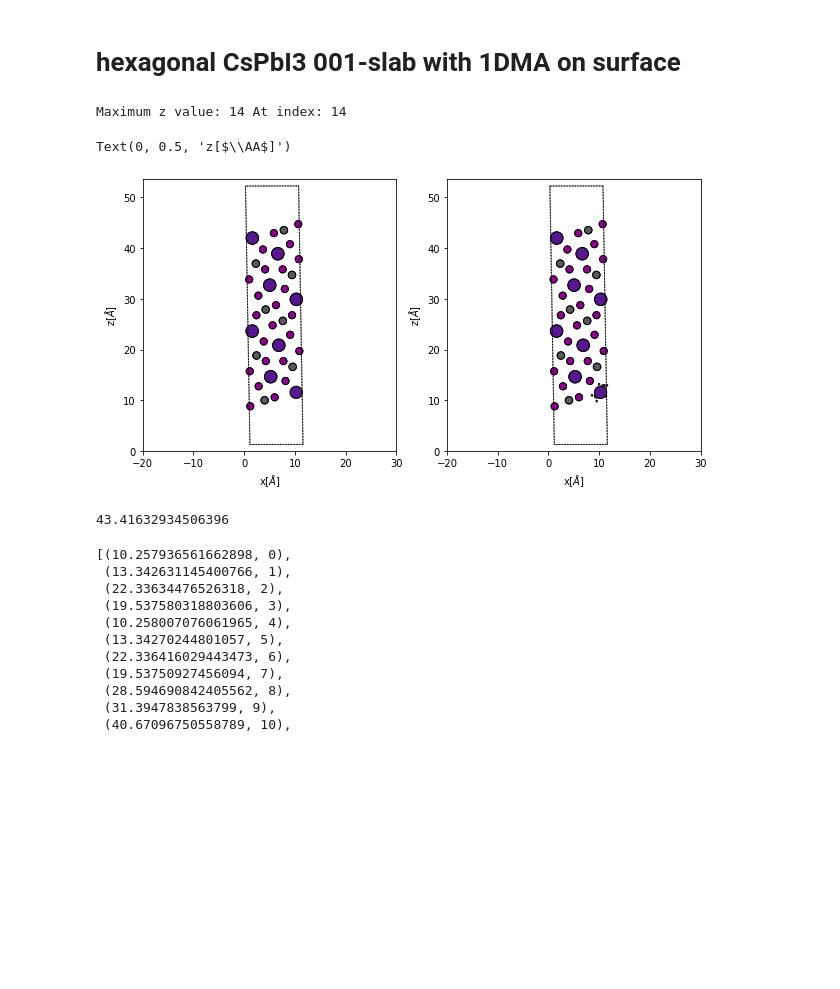
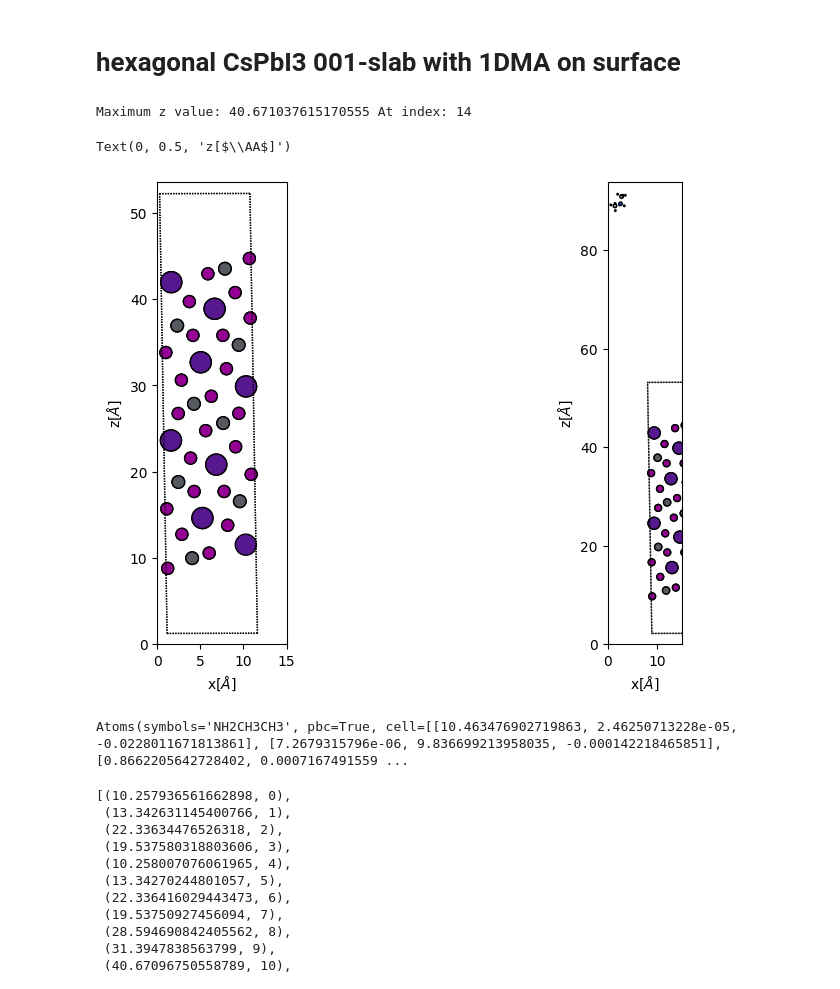
Before and after one commit to ahlawat-paramvir/Passivation-Halide-Perovskites, a Jupyter notebook: making_slabs.ipynb, the cells around one changed output. Cells and saved outputs as stored; diff of their text form; code cells hidden in the pictures; blank space fills up the shorter version.

Commit message:
adding molecules on surface with script

```diff
--- a/making_slabs.ipynb
+++ b/making_slabs.ipynb
@@ -164,16 +165,19 @@ Cell([[10.635102864851367, 0.0, 0.0], [1.2965121504590845e-06, 9.64642391383797,
 # %%
 import matplotlib.pyplot as plt
 from ase.optimize.sciopt import *
-from ase.utils.geometry import *
-from ase.lattice.spacegroup import crystal
+from ase.geometry import *
 from ase.visualize import *
-from ase.lattice.surface import surface
 from ase import Atoms
 from ase import io
 from ase.io.cif import read_cif
 from ase.io.vasp import write_vasp
-from abtem.visualize import show_atoms
+from ase.spacegroup import crystal
+from ase.build.tools import  *
+from ase.build import surface
 from ase.visualize.plot import plot_atoms
+import numpy as np
+
+
 from ase.build import add_adsorbate
 
 
@@ -190,7 +194,7 @@ while i < num_atoms:
 
 max_value_z, idz = max(Cs_index, key=lambda item: item[0])
 
-print('Maximum z value:', max_value, "At index:",idz)
+print('Maximum z value:', max_value_z, "At index:",idz)
 relaxed_slab.positions[idz]
 
 #relaxed_slab[[atom.index for atom in relaxed_slab if atom.symbol == 'Cs']].get_positions()[:,2].max()
@@ -198,45 +202,46 @@ relaxed_slab.positions[idz]
 molecule = io.read('DMA.pdb')
 molecule.set_cell(relaxed_slab.cell)
 
-xmin = molecule.get_center_of_mass()[0]
-xmax = relaxed_slab.positions[idz, 0]
+# xmin = molecule.get_center_of_mass()[0]
+# xmax = relaxed_slab.positions[idz, 0]
 
-ymin = molecule.get_center_of_mass()[1]
-ymax = relaxed_slab.positions[idz, 1]
+# ymin = molecule.get_center_of_mass()[1]
+# ymax = relaxed_slab.positions[idz, 1]
 
-zmin = molecule.get_center_of_mass()[2]
-zmax = relaxed_slab.positions[idz, 2]
+# zmin = molecule.get_center_of_mass()[2]
+# zmax = relaxed_slab.positions[idz, 2]
 
-molecule.positions += (xmax - xmin, ymax - ymin, zmax - zmin)
+#molecule.positions += (xmax - xmin, ymax - ymin, zmax - zmin)
+molecule.positions += (molecule.get_center_of_mass() - relaxed_slab.positions[idz])
 
 #add_adsorbate(relaxed_slab, molecule, h, 'ontop')
 
 #new_slab.center(vacuum=10.0, axis=2)
 
 del relaxed_slab[idz]
 
 new_slab = relaxed_slab + molecule
 
 view (new_slab)
 
 fig, (ax1, ax2) = plt.subplots(1, 2, figsize=(10,6))
 
 plot_atoms(relaxed_slab, ax1, radii=0.5, rotation=('90x,0y,0z'))
-ax1.set_xlim(-20, 30)
+ax1.set_xlim(0, 15)
 ax1.set_xlabel(r'x[$\AA$]')
 ax1.set_ylabel(r'z[$\AA$]')
 
 
 plot_atoms(new_slab, ax2, radii=0.5, rotation=('90x,0y,0z'))
-ax2.set_xlim(-20, 30)
+ax2.set_xlim(0, 15)
 ax2.set_xlabel(r'x[$\AA$]')
 ax2.set_ylabel(r'z[$\AA$]')
 
 
 #fig.savefig("ase_slab.png")
 
 #view(relaxed_slab)
 # %% [output]
-Maximum z value: 14 At index: 14
+Maximum z value: 40.671037615170555 At index: 14
 Text(0, 0.5, 'z[$\\AA$]')
-[figure, old version]
+[figure, new version]
@@ -243,7 +250,7 @@ Text(0, 0.5, 'z[$\\AA$]')
 # %%
-relaxed_slab.positions[:,2].max()
+molecule
 # %% [output]
-43.41632934506396
+Atoms(symbols='NH2CH3CH3', pbc=True, cell=[[10.463476902719863, 2.46250713228e-05, -0.0228011671813861], [7.2679315796e-06, 9.836699213958035, -0.000142218465851], [0.8662205642728402, 0.0007167491559 ...
 # %%
 if (relaxed_slab.get_chemical_symbols()[1] == 'Cs'):
     print(relaxed_slab.positions[1])
```
Also changed, not shown: parts of 7 cells of this notebook, 2 other files.
